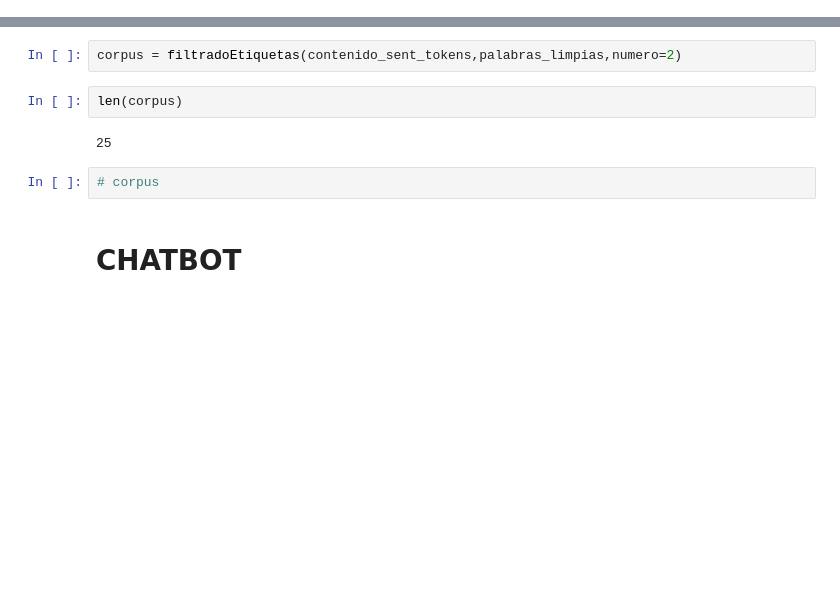
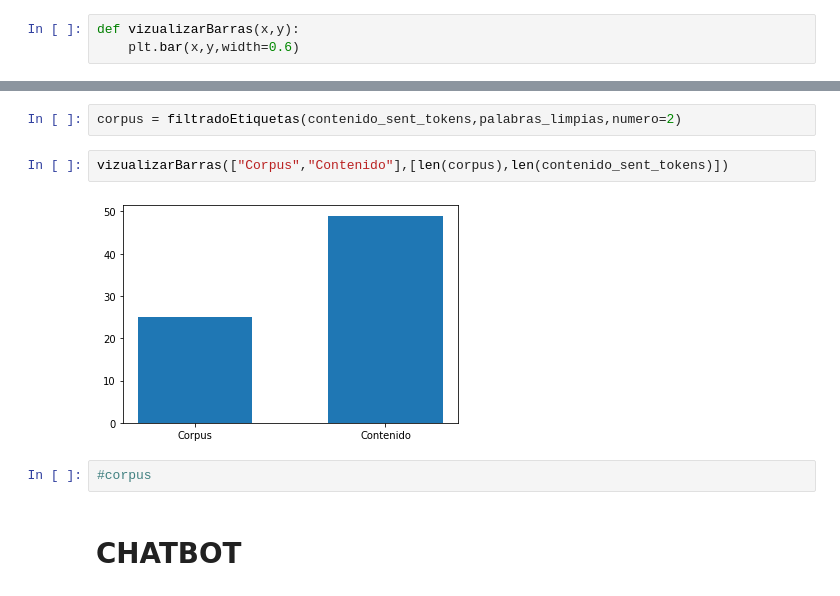
Before and after one commit to kchauxs/procesamiento_lenguaje_natural, a Jupyter notebook: Entrega/main.ipynb, the cells around one changed output, grey strips where cells are left out. Saved outputs shown, nothing was run; the diff lists cells and outputs as text; blank space fills up the shorter version.

```diff
--- a/Entrega/main.ipynb
+++ b/Entrega/main.ipynb
@@ -49,6 +49,9 @@ def frecuenciaPalabras(tokens,imprimir = False):
 # %%
 def vizualizarTokens(tokens,n_words = 30):
     tokens.plot(n_words,cumulative=False)
+# %%
+def vizualizarBarras(x,y):
+    plt.bar(x,y,width=0.6)
 # %% [markdown]
 #### Scraping https://www.ionos.es/digitalguide/paginas-web/desarrollo-web/que-es-el-web-scraping/
 # %%
@@ -185,12 +205,12 @@ raw = contenido_etiquetas.lower()
 contenido_sent_tokens = nltk.sent_tokenize(raw) # convertir Texto a una lista de sentencias (tekenizar en sentencias)
 # %%
 corpus = filtradoEtiquetas(contenido_sent_tokens,palabras_limpias,numero=2)
+# %%
+vizualizarBarras(["Corpus","Contenido"],[len(corpus),len(contenido_sent_tokens)])
+# %% [output]
+[figure, added]
 # %%
-len(corpus)
+#corpus
-# %% [output]
-25
-# %%
-# corpus
 # %% [markdown]
 # CHATBOT
 # %%
```
Also changed, not shown: parts of 6 cells of this notebook.
